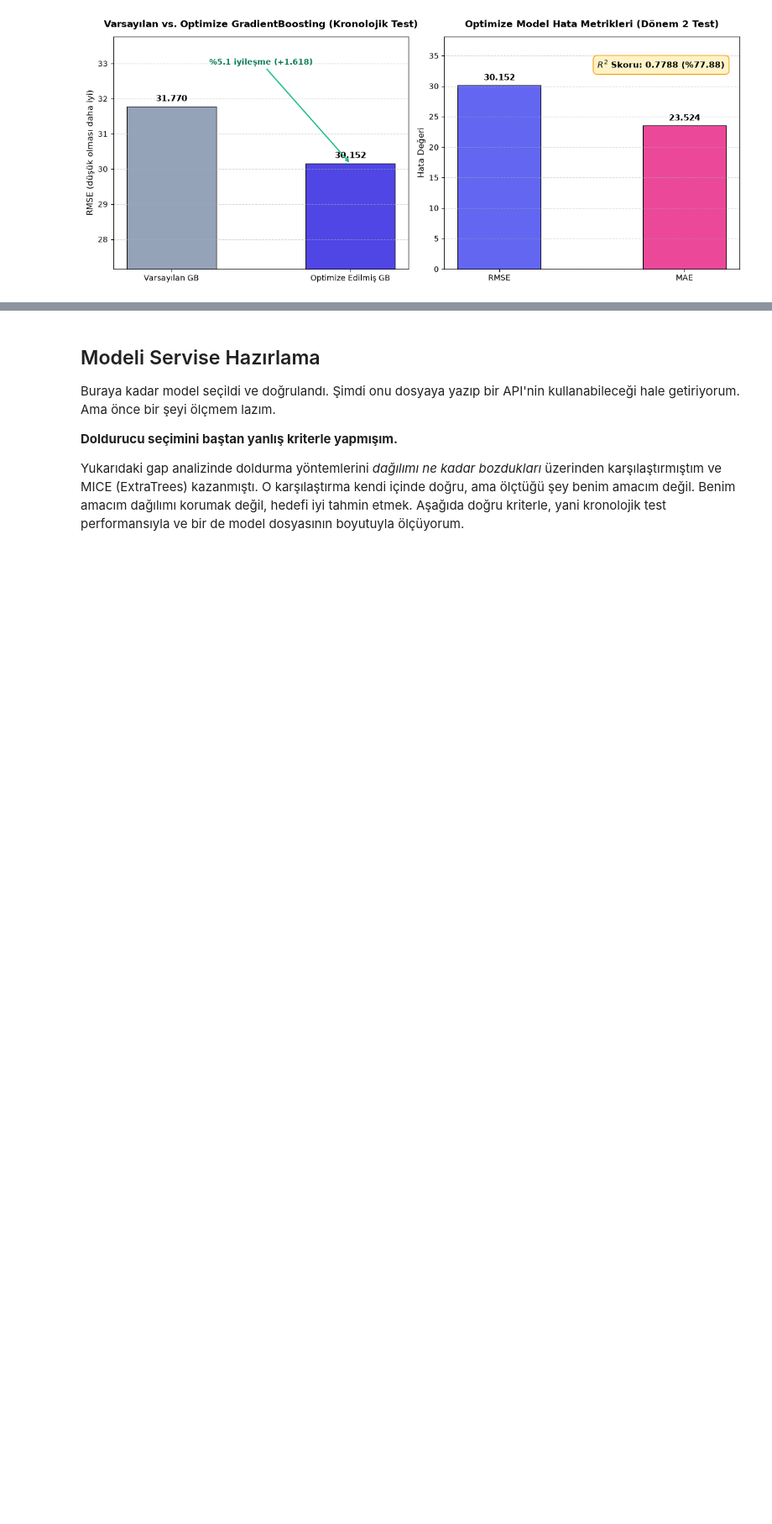
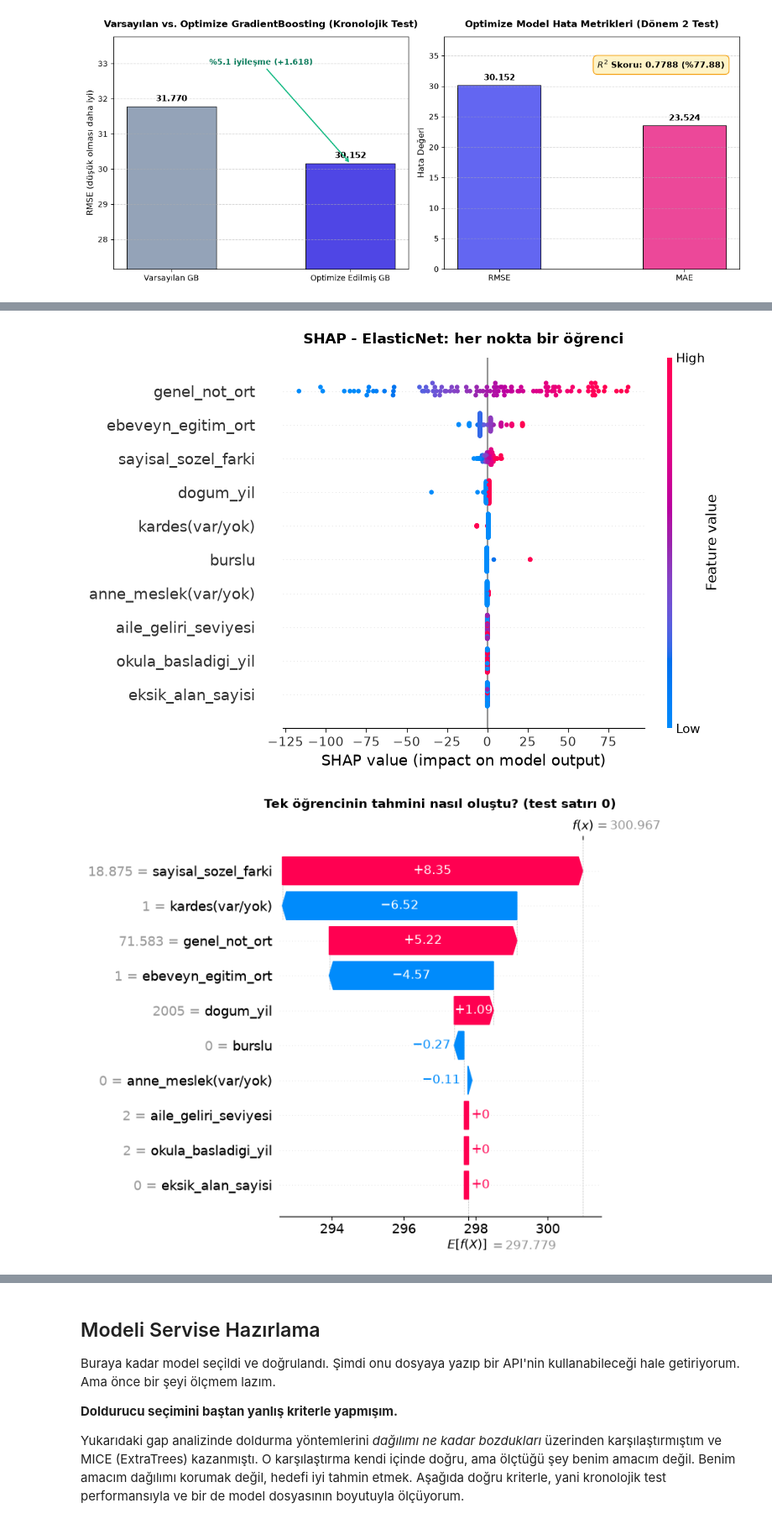
Before and after one commit to goktaa/dsml-assessment, a Jupyter notebook: notebooks/01_explore_data.ipynb, the cells around one changed output, grey strips where cells are left out. Shown at 84% size. Cells and saved outputs as stored; diff of their text form; code cells hidden in the pictures; blank space fills up the shorter version.

```diff
--- a/notebooks/01_explore_data.ipynb
+++ b/notebooks/01_explore_data.ipynb
@@ -6120,0 +6440,78 @@ plt.show()
+# %%
+# ==============================================================================
+# SHAP: NIHAI MODELIN ACIKLANABILIRLIGI
+# ==============================================================================
+# Yukaridaki oznitelik onem grafikleri modelin GENEL olarak neye baktigini
+# gosteriyor. Ama okul yonetimine "bu ogrenciye neden 272 puan verdin"
+# dendiginde genel siralama yetmiyor. SHAP her ogrenci icin ayri ayri, her
+# ozniteligin o tahmini ortalamadan ne kadar uzaklastirdigini veriyor.
+import shap
+
+nihai_boru = modeller_kron[NIHAI_MODEL_ADI]
+
+# SHAP eksik deger sevmiyor, o yuzden boru hattinin doldurma adimini once
+# uygulayip aciklamayi doldurulmus veri uzerinde yapiyorum. Olcekleme ve model
+# adimlari predict icinde zaten calisiyor.
+doldur = nihai_boru.named_steps['doldur']
+X_train_dolu = pd.DataFrame(doldur.transform(X_train_kron),
+                            columns=secilen_ozellikler, index=X_train_kron.index)
+X_test_dolu = pd.DataFrame(doldur.transform(X_test_kron),
+                           columns=secilen_ozellikler, index=X_test_kron.index)
+
+
+def sadece_model(veri):
+  """Doldurma adimini atlayip geri kalan boru hattini calistirir."""
+  # StandardScaler doldurucunun ciktisi (numpy dizisi) uzerinde fit edildi,
+  # DataFrame verirsem 'feature names' uyarisi yagiyor. Diziye ceviriyorum.
+  ara = np.asarray(veri)
+  for ad, adim in nihai_boru.steps[1:-1]:
+    ara = adim.transform(ara)
+  return nihai_boru.steps[-1][1].predict(ara)
+
+
+# Arka plan: SHAP "ortalama bir ogrenci" referansina gore konusuyor.
+arka_plan = shap.utils.sample(X_train_dolu, 100, random_state=42)
+aciklayici = shap.Explainer(sadece_model, arka_plan)
+shap_degerleri = aciklayici(X_test_dolu)
+
+print(f'SHAP hesaplandi: {shap_degerleri.values.shape[0]} ogrenci, '
+      f'{shap_degerleri.values.shape[1]} oznitelik')
+print(f'Referans (arka plan ortalamasi): {shap_degerleri.base_values[0]:.2f} puan')
+
+# --- Grafik 1: beeswarm, her nokta bir ogrenci -------------------------------
+plt.figure(figsize=(10, 5.5))
+shap.plots.beeswarm(shap_degerleri, max_display=10, show=False)
+plt.title(f'SHAP - {NIHAI_MODEL_ADI}: her nokta bir öğrenci',
+          fontsize=12, fontweight='bold', pad=12)
+plt.tight_layout()
+plt.savefig('shap_beeswarm.png', bbox_inches='tight', dpi=120)
+plt.show()
+
+# --- Grafik 2: tek bir ogrencinin tahmini nasil olustu? ----------------------
+ornek = 0
+plt.figure(figsize=(10, 5))
+shap.plots.waterfall(shap_degerleri[ornek], max_display=10, show=False)
+plt.title(f'Tek öğrencinin tahmini nasıl oluştu? (test satırı {ornek})',
+          fontsize=12, fontweight='bold', pad=12)
+plt.tight_layout()
+plt.savefig('shap_tek_ogrenci.png', bbox_inches='tight', dpi=120)
+plt.show()
+
+# --- Elle kontrol: SHAP toplami gercek tahmine esit mi? ----------------------
+# SHAP'in temel ozelligi: taban deger + butun katkilar = modelin tahmini.
+# Bunu varsaymak yerine tek bir ogrencide dogruluyorum.
+tahmin_model = float(sadece_model(X_test_dolu.iloc[[ornek]])[0])
+tahmin_shap = float(shap_degerleri.base_values[ornek] + shap_degerleri.values[ornek].sum())
+print()
+print(f'Ogrenci {ornek} icin elle kontrol:')
+print(f'  modelin tahmini            : {tahmin_model:.4f}')
+print(f'  taban + SHAP katkilari     : {tahmin_shap:.4f}')
+print(f'  fark                       : {abs(tahmin_model - tahmin_shap):.6f}')
+
+print()
+print('Ortalama mutlak SHAP katkisi (puan cinsinden):')
+shap_onem = (pd.Series(np.abs(shap_degerleri.values).mean(axis=0),
+                       index=secilen_ozellikler)
+             .sort_values(ascending=False))
+print(shap_onem.round(3).to_string())
+# %% [output]
@@ -6120,0 +6520,2 @@ plt.show()
+[figure, added]
+[figure, added]
```
Also changed, not shown: parts of 22 cells of this notebook, 6 other files.
